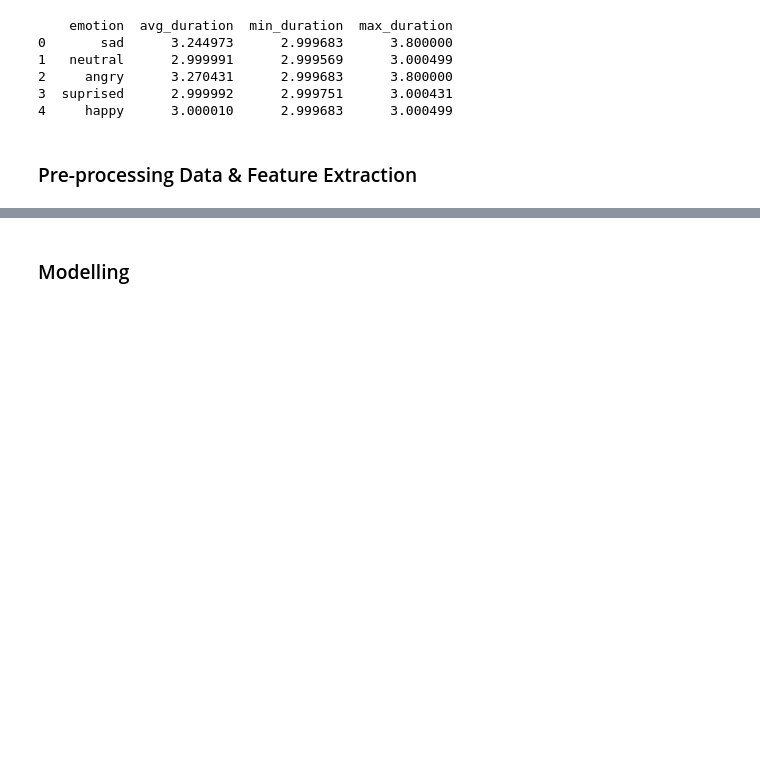
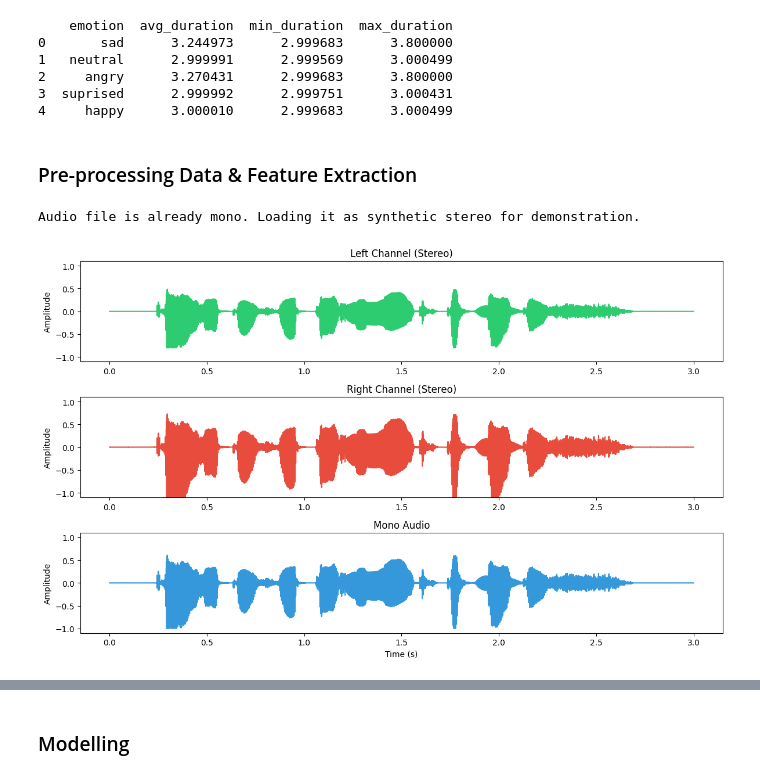
Before and after one commit to Reiaslite/speech-emotion-recognition, a Jupyter notebook: notebooks/main.ipynb, the cells around one changed output, grey strips where cells are left out. Drawn from its saved outputs; the diff is of its cells as text; code cells hidden in the pictures; blank space fills up the shorter version.

```diff
--- a/notebooks/main.ipynb
+++ b/notebooks/main.ipynb
@@ -344,3 +345,71 @@ def pad_or_truncate(data, target_length):
     else:
         # Truncate if longer than target length
         return data[:target_length]
+# %%
+def visualize_stereo_to_mono(audio_path):
+    """
+    Visualize the conversion from stereo to mono audio.
+
+    Parameters:
+    - audio_path: path to the stereo audio file
+
+    Returns:
+    - Figure showing stereo channels and resulting mono audio
+    """
+    # Load audio as stereo (don't convert to mono automatically)
+    y_stereo, sr = librosa.load(audio_path, mono=False)
+
+    # Check if the audio is actually stereo
+    if y_stereo.ndim == 1:
+        print("Audio file is already mono. Loading it as synthetic stereo for demonstration.")
+        # Create synthetic stereo from mono
+        y_mono = y_stereo
+        y_stereo = np.vstack([y_mono * 0.8, y_mono * 1.2])  # Different scaling for demo
+
+    # Extract left and right channels
+    left_channel = y_stereo[0]
+    right_channel = y_stereo[1]
+
+    # Convert to mono (average the channels)
+    mono_audio = np.mean(y_stereo, axis=0)
+
+    # Create visualization
+    fig = plt.figure(figsize=(12, 8))
+
+    # Time axis for plots
+    time = np.linspace(0, len(left_channel)/sr, len(left_channel))
+
+    # Plot left channel
+    ax1 = plt.subplot(3, 1, 1)
+    ax1.plot(time, left_channel, color='#2ecc71')
+    plt.title('Left Channel (Stereo)')
+    plt.ylim([-1.1, 1.1])
+    plt.ylabel('Amplitude')
+
+    # Plot right channel
+    ax2 = plt.subplot(3, 1, 2)
+    ax2.plot(time, right_channel, color='#e74c3c')
+    plt.title('Right Channel (Stereo)')
+    plt.ylim([-1.1, 1.1])
+    plt.ylabel('Amplitude')
+
+    # Plot mono result
+    ax3 = plt.subplot(3, 1, 3)
+    ax3.plot(time, mono_audio, color='#3498db')
+    plt.title('Mono Audio')
+    plt.ylim([-1.1, 1.1])
+    plt.xlabel('Time (s)')
+    plt.ylabel('Amplitude')
+
+    # plt.suptitle('Visualisasi Konversi Audio Stereo ke Mono', fontsize=16)
+    plt.tight_layout(rect=[0, 0.03, 1, 0.95])
+
+    return fig
+
+# Contoh penggunaan:
+audio_path = df['filepath'].iloc[99]  # Ambil filepath dari baris pertama
+fig = visualize_stereo_to_mono(audio_path)
+plt.show()
+# %% [output]
+Audio file is already mono. Loading it as synthetic stereo for demonstration.
+[figure, added]
```
Also changed, not shown: parts of 13 cells of this notebook, 1 other file.
